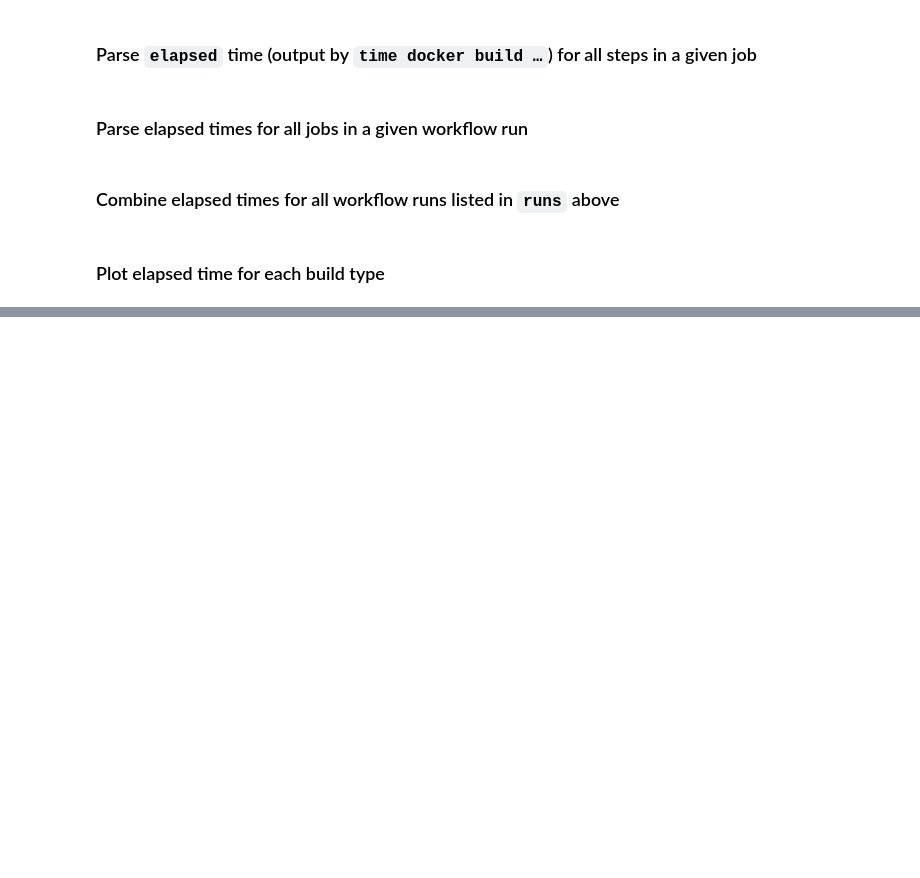
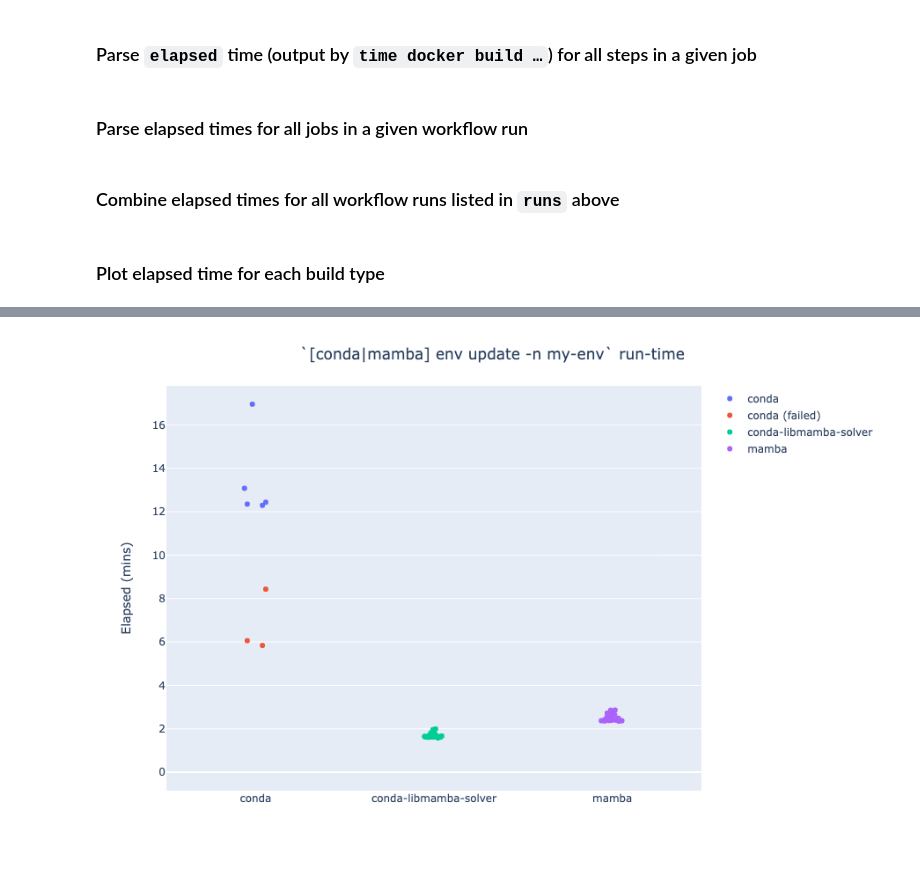
Before and after one commit to runsascoded/libmamba-solver-test, a Jupyter notebook: build-times.ipynb, the cells around one changed output, grey strips where cells are left out. Drawn from its saved outputs; the diff is of its cells as text; code cells hidden in the pictures; blank space fills up the shorter version.

```diff
--- a/build-times.ipynb
+++ b/build-times.ipynb
@@ -265,27 +245,0 @@ mamba is 81% faster than conda-libmamba-solver
-# %%
-def plot_attempts(attempts, name, env):
-    max_duration = attempts.elapsed_m.max()
-    fig = px.strip(
-        attempts,
-        x='build',
-        y='elapsed_m',
-        color='label',
-        labels={ 'build': '', 'label': '', 'elapsed_m': 'Elapsed (mins)', },
-        color_discrete_map=color_discrete_map,
-    ).update_layout(
-        title=dict(
-            text=f'`[conda|mamba] env update -n {env}` run-time',
-            x=0.5,
-        ),
-        yaxis=dict(
-            tickformat='%M',
-        ),
-        #showlegend=False,
-    ).update_yaxes(
-        range=[-0.05 * max_duration, max_duration * 1.05],
-        #rangemode='tozero',
-    )
-    png_path = f'{name}.png'
-    fig.write_image(png_path, width=900, height=600)
-    display(Image(filename=png_path))
-    #fig.show()
@@ -321,0 +307,3 @@ plot_attempts(new_envs, name='run-times-new-env', env='my-env')
+# %%
+new_envs = get_attempts(new_env_run_ids, include_failures=True)
+new_envs
@@ -321,0 +329,10 @@ plot_attempts(new_envs, name='run-times-new-env', env='my-env')
+# %%
+plot_attempts(
+    new_envs,
+    name='run-times-new-env',
+    env='my-env',
+    showlegend=True,
+    #layout=dict(margin=dict(l=0, r=0)),
+)
+# %% [output]
+[figure, added]
```
Also changed, not shown: parts of 12 cells of this notebook, 3 other files.
